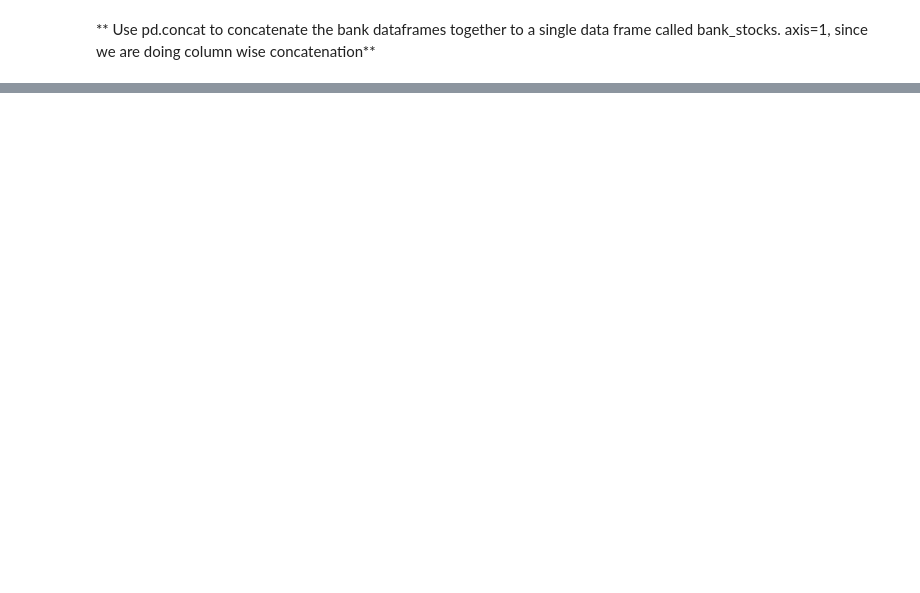
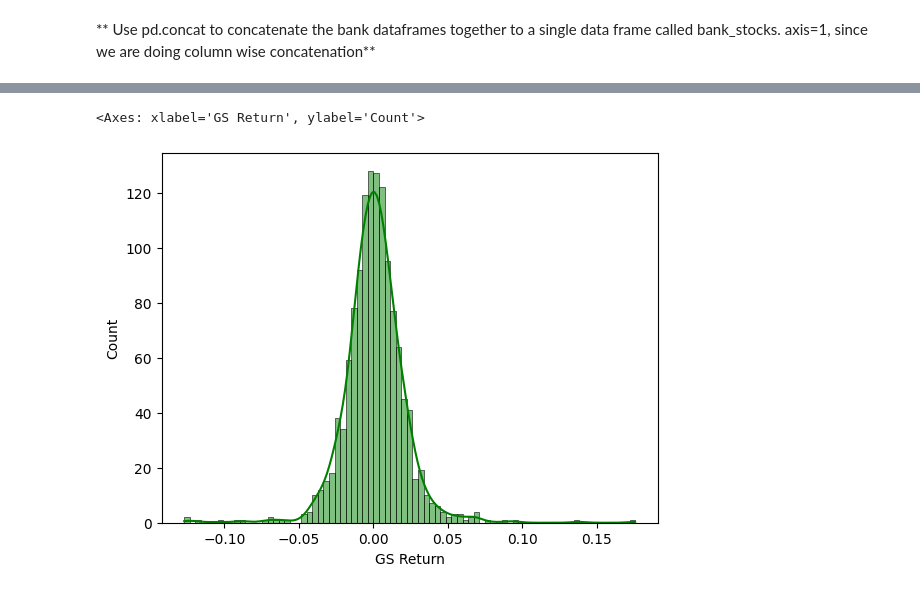
Before and after one commit to eram-f/finance_project, a Jupyter notebook: finance.ipynb, the cells around one changed output, grey strips where cells are left out. Saved outputs shown, nothing was run; the diff lists cells and outputs as text; code cells hidden in the pictures; blank space fills up the shorter version.

```diff
--- a/finance.ipynb
+++ b/finance.ipynb
@@ -229,0 +287,5 @@ bank_stocks.head(5)
+# %%
+sns.histplot(returns['GS Return'],color='green', kde=True)
+# %% [output]
+<Axes: xlabel='GS Return', ylabel='Count'>
+[figure, added]
```
Also changed, not shown: parts of 46 cells of this notebook.
